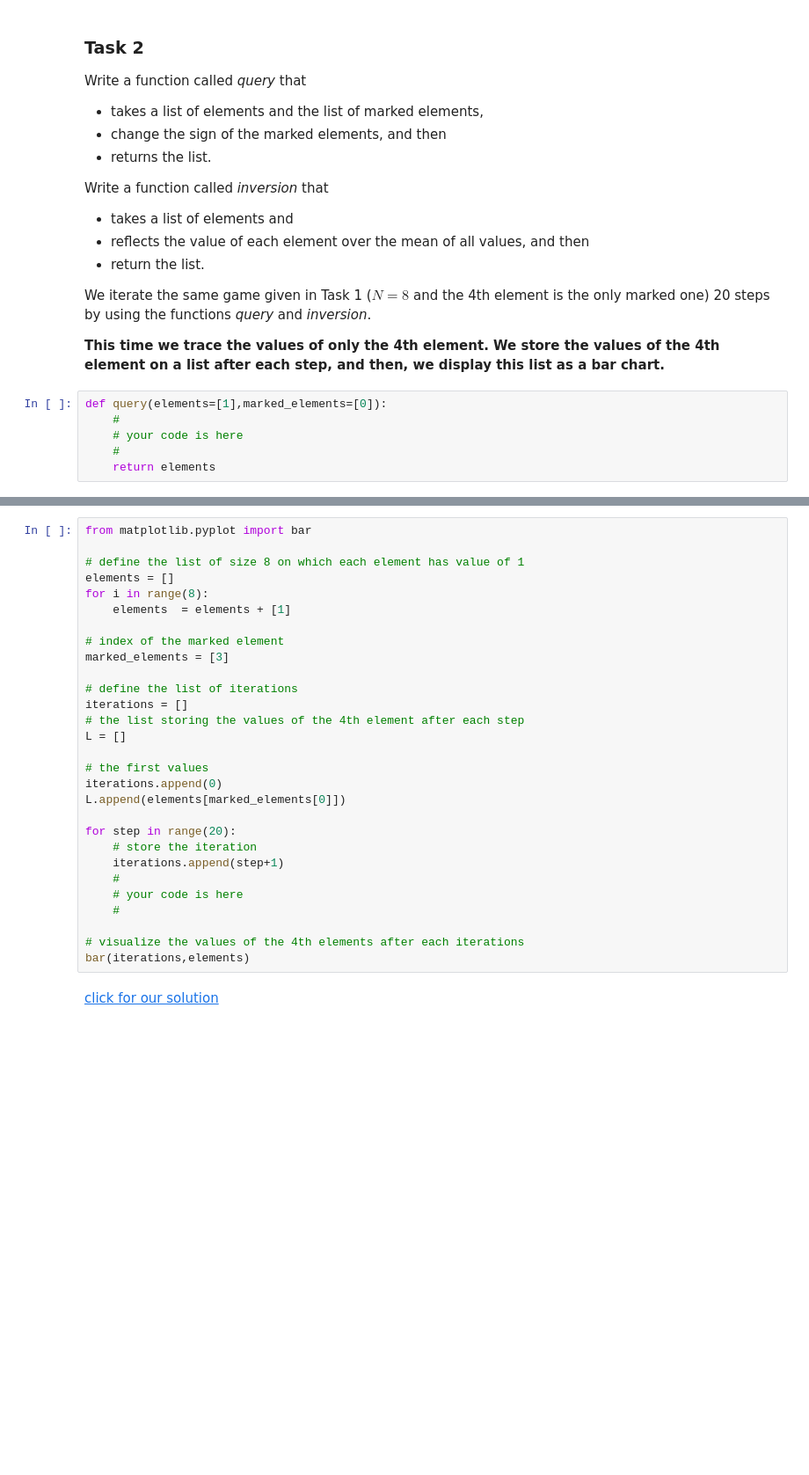
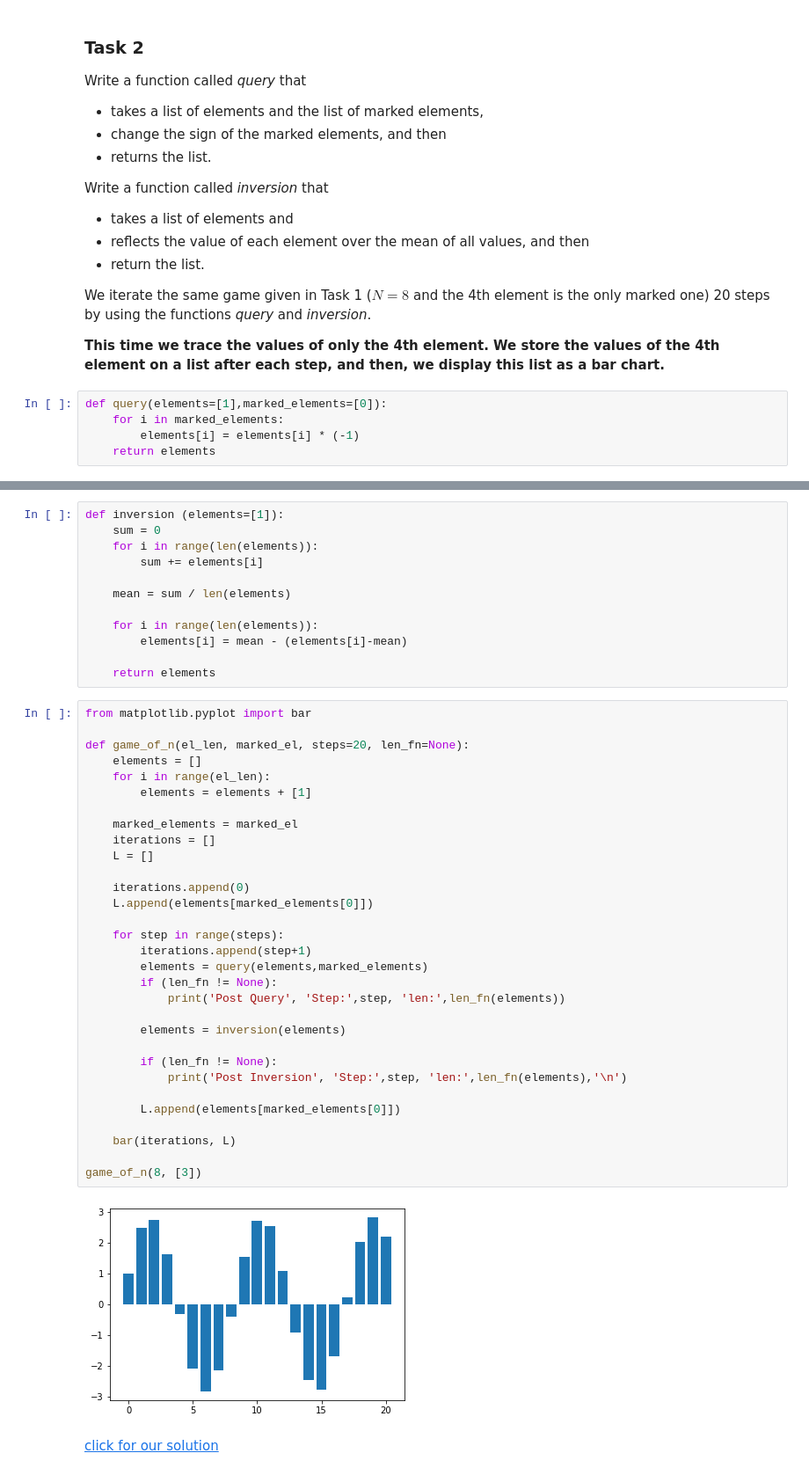
Before and after one commit to aamirshahx/quantum-coursework, a Jupyter notebook: Week1/basics-of-quantum-computing-master/bronze/B80_Inversion_About_the_Mean.ipynb, the cells around one changed output, grey strips where cells are left out. Shown at 88% size. Saved outputs shown, nothing was run; the diff lists cells and outputs as text; blank space fills up the shorter version.

```diff
--- a/Week1/basics-of-quantum-computing-master/bronze/B80_Inversion_About_the_Mean.ipynb
+++ b/Week1/basics-of-quantum-computing-master/bronze/B80_Inversion_About_the_Mean.ipynb
@@ -189,7 +189,6 @@ We iterate the same game given in Task 1 ($ N = 8 $ and the 4th element is the o
 **This time we trace the values of only the 4th element. We store the values of the 4th element on a list after each step, and then, we display this list as a bar chart.**
 # %%
 def query(elements=[1],marked_elements=[0]):
-    #
-    # your code is here
-    #
+    for i in marked_elements:
+        elements[i] = elements[i] * (-1)
     return elements
@@ -202,32 +195,48 @@ def inversion (elements=[1]):
-# %%
-from matplotlib.pyplot import bar
-
-# define the list of size 8 on which each element has value of 1
-elements = []
-for i in range(8):
-    elements  = elements + [1]
-
-# index of the marked element
-marked_elements = [3]
-
-# define the list of iterations
-iterations = []
-# the list storing the values of the 4th element after each step
-L = []
-
-# the first values
-iterations.append(0)
-L.append(elements[marked_elements[0]])
-
-for step in range(20):
-    # store the iteration
-    iterations.append(step+1)
-    #
-    # your code is here
-    #
-
-# visualize the values of the 4th elements after each iterations
-bar(iterations,elements)
+# %%
+def inversion (elements=[1]):
+    sum = 0
+    for i in range(len(elements)):
+        sum += elements[i]
+
+    mean = sum / len(elements)
+
+    for i in range(len(elements)):
+        elements[i] = mean - (elements[i]-mean)
+
+    return elements
+# %%
+from matplotlib.pyplot import bar
+
+def game_of_n(el_len, marked_el, steps=20, len_fn=None):
+    elements = []
+    for i in range(el_len):
+        elements = elements + [1]
+
+    marked_elements = marked_el
+    iterations = []
+    L = []
+
+    iterations.append(0)
+    L.append(elements[marked_elements[0]])
+
+    for step in range(steps):
+        iterations.append(step+1)
+        elements = query(elements,marked_elements)
+        if (len_fn != None):
+            print('Post Query', 'Step:',step, 'len:',len_fn(elements))
+
+        elements = inversion(elements)
+
+        if (len_fn != None):
+            print('Post Inversion', 'Step:',step, 'len:',len_fn(elements),'\n')
+
+        L.append(elements[marked_elements[0]])
+
+    bar(iterations, L)
+
+game_of_n(8, [3])
+# %% [output]
+[figure, added]
 # %% [markdown]
 <a href="B80_Inversion_About_the_Mean_Solutions.ipynb#task2">click for our solution</a>
 # %% [markdown]
```
Also changed, not shown: parts of 15 cells of this notebook, 6 other files.
